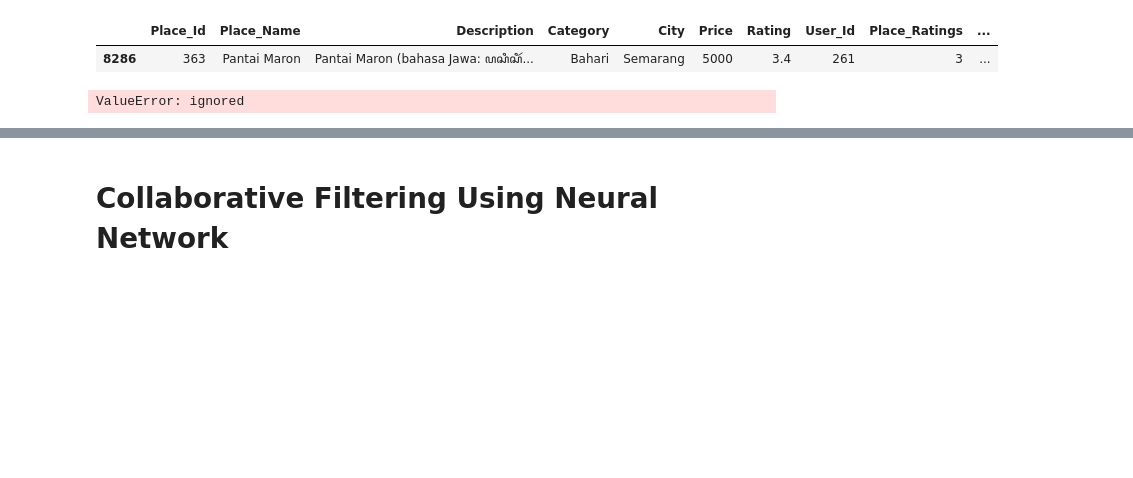
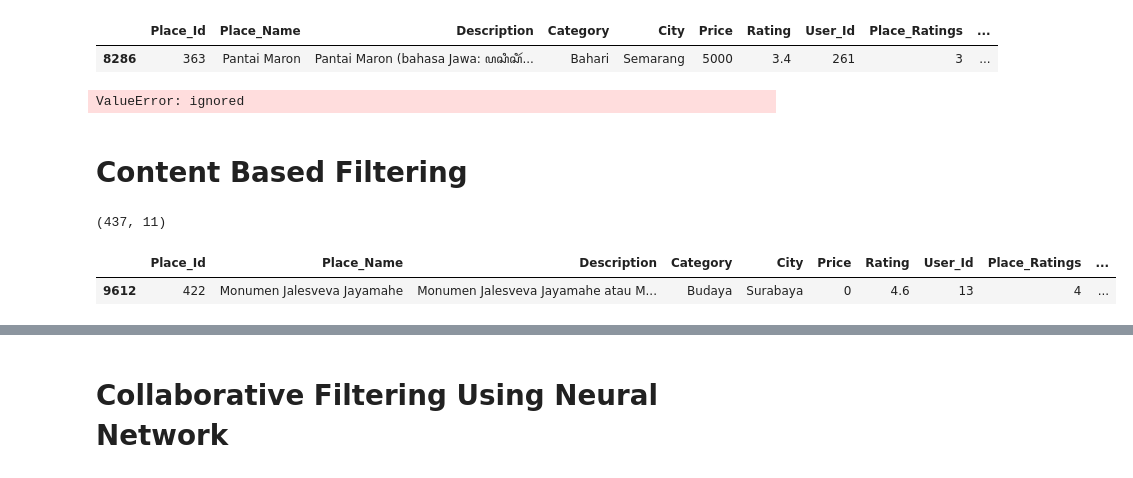
Before and after one commit to MuhFaridanSutariya/Pacmann-Recommendation-System, a Jupyter notebook: notebook/final_hackathon_pacmann(modeling).ipynb, the cells around one changed output, grey strips where cells are left out. Cells and saved outputs as stored; diff of their text form; code cells hidden in the pictures; blank space fills up the shorter version.

Commit message:
feat: add method contentbased, topk and collaborative filtering

```diff
--- a/notebook/final_hackathon_pacmann(modeling).ipynb
+++ b/notebook/final_hackathon_pacmann(modeling).ipynb
@@ -381,3 +382,5 @@ reader = Reader(rating_scale=(1, 5))
 data = Dataset.load_from_df(df[['User_Id', 'Place_Id', 'Rating', 'Age', 'Location_Encoded']], reader)
 # %% [output]
 ValueError: ignored
+# %% [markdown]
+# Content Based Filtering
@@ -383,0 +390,13 @@ ValueError: ignored
+# %%
+df1 = df.copy()
+# %%
+df1 = df1.drop_duplicates(subset=['Place_Name'])
+# %%
+df1.shape
+# %% [output]
+(437, 11)
+# %%
+df1.sample()
+# %% [output]
+|  | Place_Id | Place_Name | Description | Category | City | Price | Rating | User_Id | Place_Ratings | ... |
+| 9612 | 422 | Monumen Jalesveva Jayamahe | Monumen Jalesveva Jayamahe atau M... | Budaya | Surabaya | 0 | 4.6 | 13 | 4 | ... |
```
Also changed, not shown: parts of 39 cells of this notebook, 11 other files.
